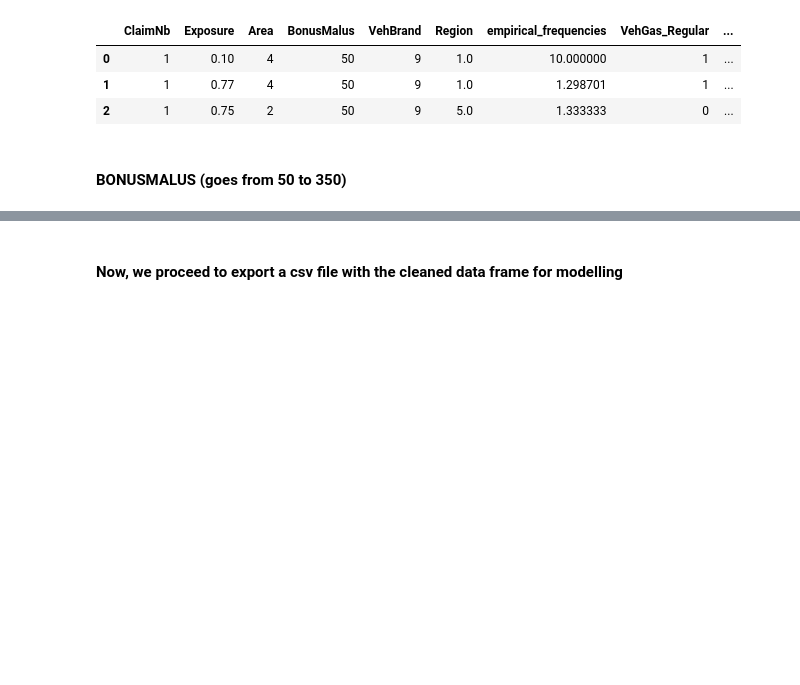
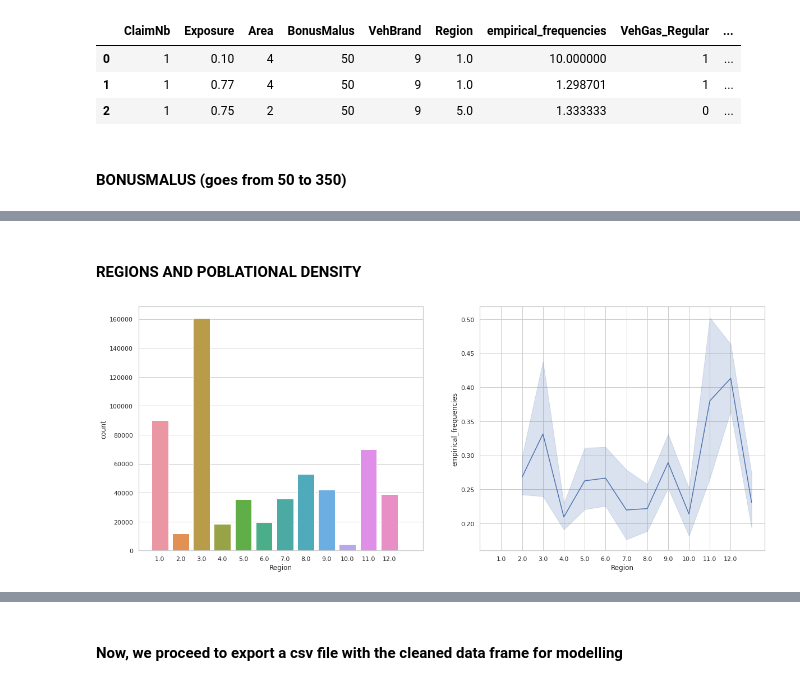
Before and after one commit to JulianTrufero/Claims-Frequency-Predicitons, a Jupyter notebook: Notebooks/claims_data.ipynb, the cells around one changed output, grey strips where cells are left out. Cells and saved outputs as stored; diff of their text form; code cells hidden in the pictures; blank space fills up the shorter version.

```diff
--- a/Notebooks/claims_data.ipynb
+++ b/Notebooks/claims_data.ipynb
@@ -381,0 +412,9 @@ claimsdf.head(3)
+# %% [markdown]
+#### REGIONS AND POBLATIONAL DENSITY
+# %%
+fig, axs = plt.subplots(nrows=1, ncols=2, sharex=True, figsize=(20, 8))
+sns.countplot(x=claimsdf.Region, ax=axs[0])
+sns.lineplot(data=claimsdf, x=claimsdf.Region, y=claimsdf.empirical_frequencies, ax=axs[1])
+fig.savefig("region_counts_empfreq.png");
+# %% [output]
+[figure, added]
```
Also changed, not shown: parts of 32 cells of this notebook, 12 other files.
